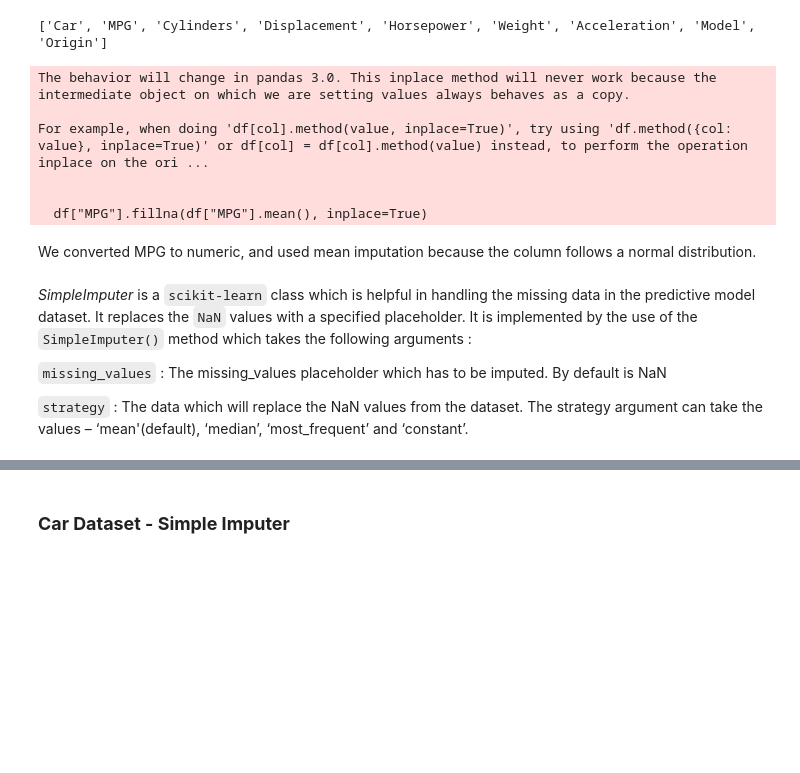
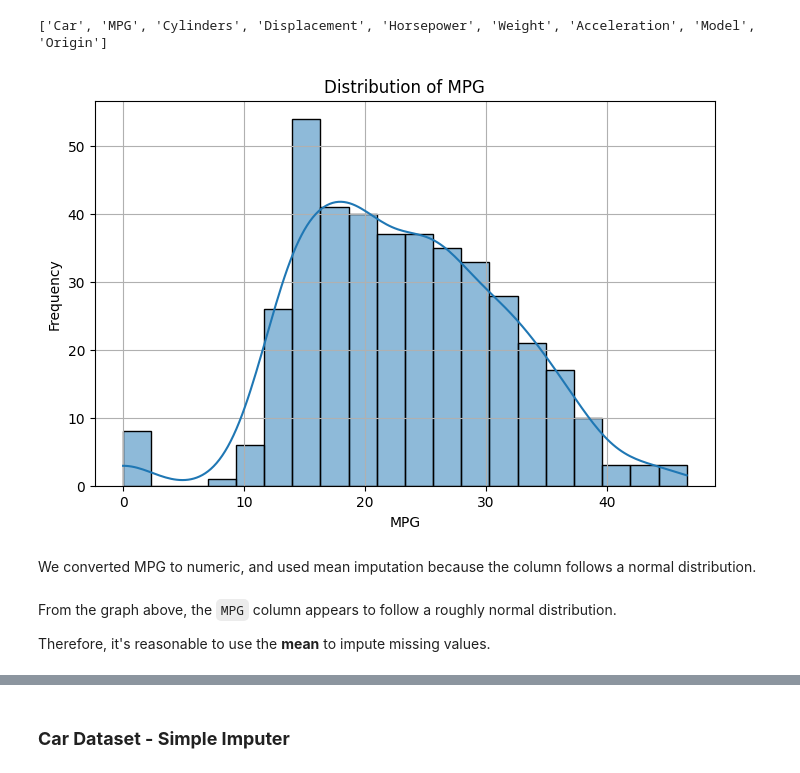
Before and after one commit to Babandeep16/PracticalLab04ML, a Jupyter notebook: week5Lab_Students.ipynb, the cells around one changed output, grey strips where cells are left out. Saved outputs shown, nothing was run; the diff lists cells and outputs as text; code cells hidden in the pictures; blank space fills up the shorter version.

```diff
--- a/week5Lab_Students.ipynb
+++ b/week5Lab_Students.ipynb
@@ -240,22 +197,27 @@ df = pd.read_csv("cars.csv", sep=";")
 print(df.columns.tolist())
 # %% [output]
 ['Car', 'MPG', 'Cylinders', 'Displacement', 'Horsepower', 'Weight', 'Acceleration', 'Model', 'Origin']
-# %%
-df["MPG"] = pd.to_numeric(df["MPG"], errors="coerce")
-df["MPG"].fillna(df["MPG"].mean(), inplace=True)
-# %% [output]
-The behavior will change in pandas 3.0. This inplace method will never work because the intermediate object on which we are setting values always behaves as a copy.
-
-For example, when doing 'df[col].method(value, inplace=True)', try using 'df.method({col: value}, inplace=True)' or df[col] = df[col].method(value) instead, to perform the operation inplace on the ori ...
-
-
-  df["MPG"].fillna(df["MPG"].mean(), inplace=True)
+# %%
+
+import matplotlib.pyplot as plt
+import seaborn as sns
+
+# Convert MPG to numeric
+df['MPG'] = pd.to_numeric(df['MPG'], errors='coerce')
+
+# Plot distribution of MPG
+plt.figure(figsize=(8, 5))
+sns.histplot(df['MPG'], kde=True, bins=20)
+plt.title('Distribution of MPG')
+plt.xlabel('MPG')
+plt.ylabel('Frequency')
+plt.grid(True)
+plt.show()
+# %% [output]
+[figure, added]
 # %% [markdown]
 We converted MPG to numeric, and used mean imputation because the column follows a normal distribution.
-# %% [markdown]
-*SimpleImputer* is a `scikit-learn` class which is helpful in handling the missing data in the predictive model dataset. It replaces the `NaN` values with a specified placeholder.
-It is implemented by the use of the `SimpleImputer()` method which takes the following arguments :
-
-`missing_values` : The missing_values placeholder which has to be imputed. By default is NaN
-
-`strategy` : The data which will replace the NaN values from the dataset. The strategy argument can take the values – ‘mean'(default), ‘median’, ‘most_frequent’ and ‘constant’.
+# %% [markdown]
+From the graph above, the `MPG` column appears to follow a roughly normal distribution.
+
+Therefore, it's reasonable to use the **mean** to impute missing values.
```
Also changed, not shown: parts of 28 cells of this notebook.
